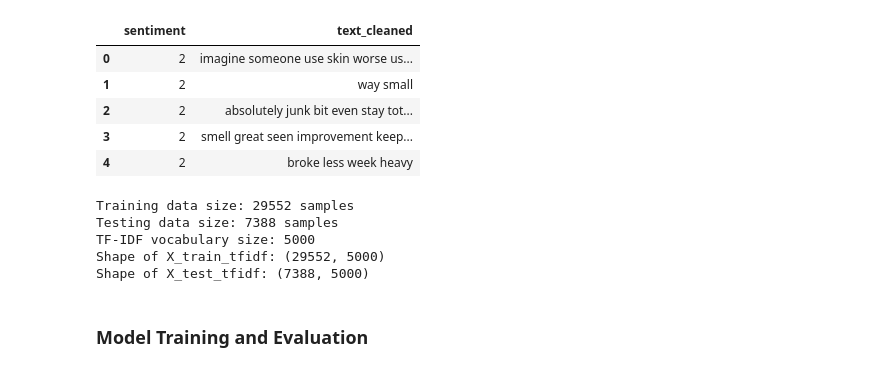
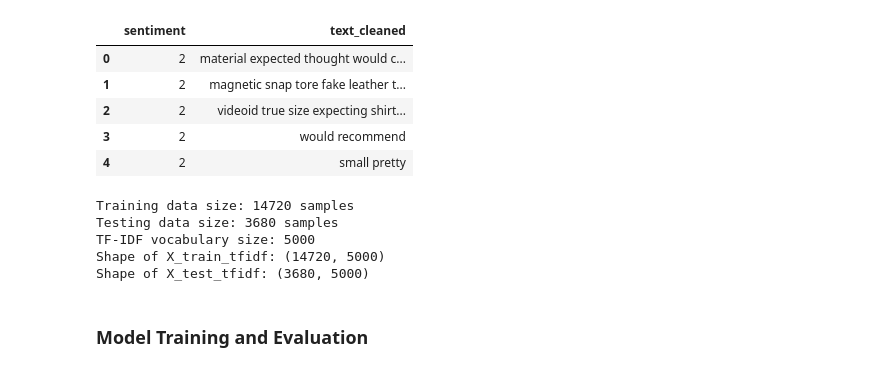
Before and after one commit to yifeica0/ECS171-Group8, a Jupyter notebook: ModelTraining/FE_ML/text_logistic_NB_RF.ipynb, the cells around one changed output. Saved outputs shown, nothing was run; the diff lists cells and outputs as text; code cells hidden in the pictures.

Commit message:
add: training with with_sw datasets

```diff
--- a/ModelTraining/FE_ML/text_logistic_NB_RF.ipynb
+++ b/ModelTraining/FE_ML/text_logistic_NB_RF.ipynb
@@ -34,16 +13,16 @@ from sklearn.metrics import confusion_matrix, roc_curve, auc, RocCurveDisplay
 from sklearn.preprocessing import LabelBinarizer
 # %%
 # load extended data for text sentiment
-df = pd.read_parquet('datasets/extended_datasets/amazon_user_reviews_text_sentiment_extended.parquet')
+df = pd.read_parquet('/content/amazon_user_reviews_text_sentiment.parquet')
 
 df.head()
 # %% [output]
 |  | sentiment | text_cleaned |
-| 0 | 2 | imagine someone use skin worse us... |
-| 1 | 2 | way small |
-| 2 | 2 | absolutely junk bit even stay tot... |
-| 3 | 2 | smell great seen improvement keep... |
-| 4 | 2 | broke less week heavy |
+| 0 | 2 | material expected thought would c... |
+| 1 | 2 | magnetic snap tore fake leather t... |
+| 2 | 2 | videoid true size expecting shirt... |
+| 3 | 2 | would recommend |
+| 4 | 2 | small pretty |
 # %%
 # Drop rows where 'text_cleaned' is NaN or empty string
 df.dropna(subset=['text_cleaned'], inplace=True)
@@ -70,11 +49,11 @@ print(f"TF-IDF vocabulary size: {len(tfidf_vectorizer.vocabulary_)}")
 print(f"Shape of X_train_tfidf: {X_train_tfidf.shape}")
 print(f"Shape of X_test_tfidf: {X_test_tfidf.shape}")
 # %% [output]
-Training data size: 29552 samples
-Testing data size: 7388 samples
+Training data size: 14720 samples
+Testing data size: 3680 samples
 TF-IDF vocabulary size: 5000
-Shape of X_train_tfidf: (29552, 5000)
-Shape of X_test_tfidf: (7388, 5000)
+Shape of X_train_tfidf: (14720, 5000)
+Shape of X_test_tfidf: (3680, 5000)
 # %% [markdown]
 ### Model Training and Evaluation
 # %% [markdown]
```
Also changed, not shown: parts of 8 cells of this notebook, 6 other files.
